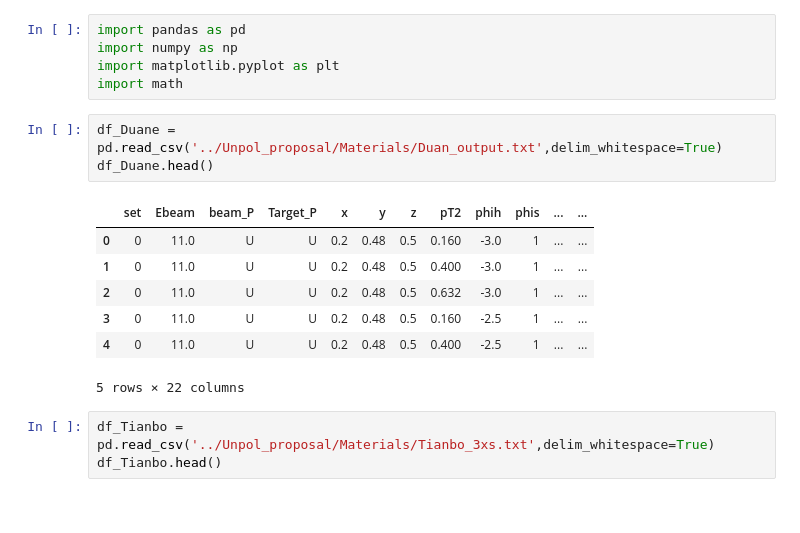
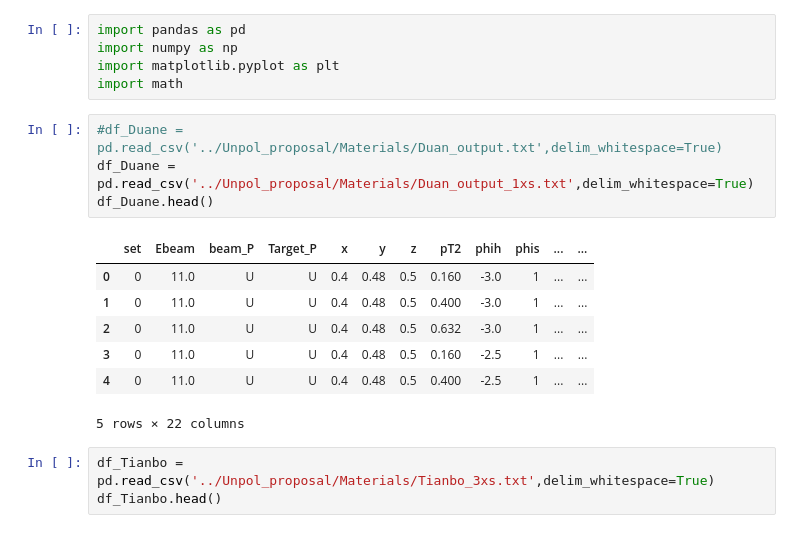
Before and after one commit to Mengzhendada/compare, a Jupyter notebook: test_compare_Duan_Tianbo.ipynb, the cells around one changed output. Cells and saved outputs as stored; diff of their text form.

```diff
--- a/test_compare_Duan_Tianbo.ipynb
+++ b/test_compare_Duan_Tianbo.ipynb
@@ -4,15 +4,16 @@ import numpy as np
 import matplotlib.pyplot as plt
 import math
 # %%
-df_Duane = pd.read_csv('../Unpol_proposal/Materials/Duan_output.txt',delim_whitespace=True)
+#df_Duane = pd.read_csv('../Unpol_proposal/Materials/Duan_output.txt',delim_whitespace=True)
+df_Duane = pd.read_csv('../Unpol_proposal/Materials/Duan_output_1xs.txt',delim_whitespace=True)
 df_Duane.head()
 # %% [output]
 |  | set | Ebeam | beam_P | Target_P | x | y | z | pT2 | phih | phis | ... | ... |
-| 0 | 0 | 11.0 | U | U | 0.2 | 0.48 | 0.5 | 0.160 | -3.0 | 1 | ... | ... |
-| 1 | 0 | 11.0 | U | U | 0.2 | 0.48 | 0.5 | 0.400 | -3.0 | 1 | ... | ... |
-| 2 | 0 | 11.0 | U | U | 0.2 | 0.48 | 0.5 | 0.632 | -3.0 | 1 | ... | ... |
-| 3 | 0 | 11.0 | U | U | 0.2 | 0.48 | 0.5 | 0.160 | -2.5 | 1 | ... | ... |
-| 4 | 0 | 11.0 | U | U | 0.2 | 0.48 | 0.5 | 0.400 | -2.5 | 1 | ... | ... |
+| 0 | 0 | 11.0 | U | U | 0.4 | 0.48 | 0.5 | 0.160 | -3.0 | 1 | ... | ... |
+| 1 | 0 | 11.0 | U | U | 0.4 | 0.48 | 0.5 | 0.400 | -3.0 | 1 | ... | ... |
+| 2 | 0 | 11.0 | U | U | 0.4 | 0.48 | 0.5 | 0.632 | -3.0 | 1 | ... | ... |
+| 3 | 0 | 11.0 | U | U | 0.4 | 0.48 | 0.5 | 0.160 | -2.5 | 1 | ... | ... |
+| 4 | 0 | 11.0 | U | U | 0.4 | 0.48 | 0.5 | 0.400 | -2.5 | 1 | ... | ... |
 5 rows × 22 columns
 # %%
 df_Tianbo = pd.read_csv('../Unpol_proposal/Materials/Tianbo_3xs.txt',delim_whitespace=True)
```
Also changed, not shown: parts of 4 cells of this notebook, 4 other files.
